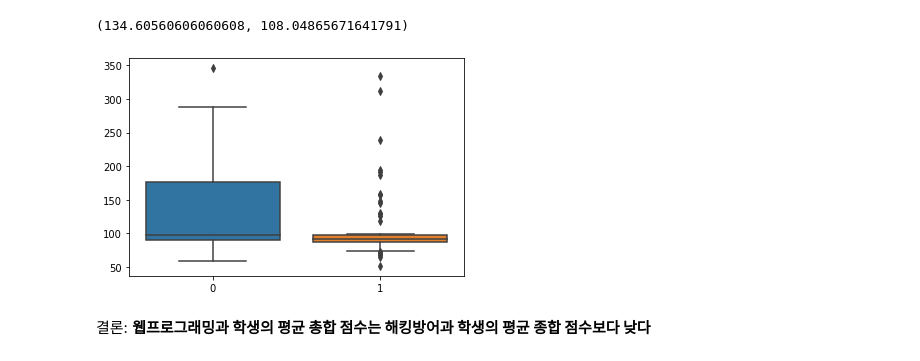
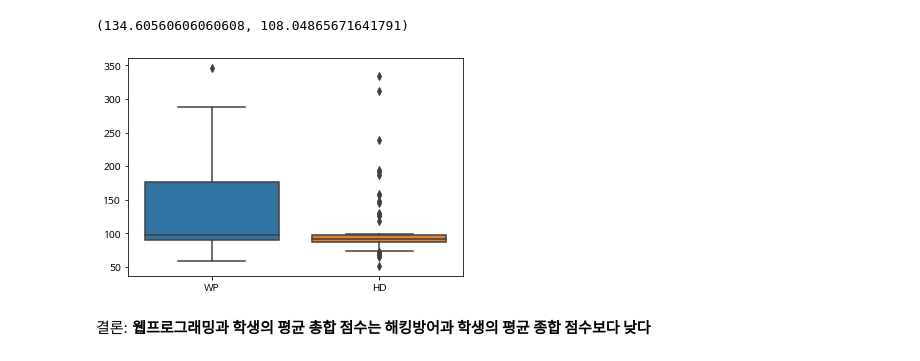
Before and after one commit to rycont/ungpu, a Jupyter notebook: soyang_project/project_2414_박정한.ipynb, the cells around one changed output. Saved outputs shown, nothing was run; the diff lists cells and outputs as text; code cells hidden in the pictures.

```diff
--- a/soyang_project/project_2414_박정한.ipynb
+++ b/soyang_project/project_2414_박정한.ipynb
@@ -25,6 +25,7 @@
 import pandas as pd
 import seaborn as sns
 import matplotlib.pyplot as plt
+plt.rc('font', family='NanumBarunGothic')
 # %%
 raw2019_1 = pd.read_json("./2019-1.json")
 raw2019_2 = pd.read_json("./2019-2.json")
@@ -278,15 +279,16 @@ wpTotalMean, hdTotalMean
 # %%
 # 전반적인 추이를 살펴보기 위해 Boxplot을 그려보았다
 
 sns.boxplot(
     data=[
         wp.total_score_20_2,
         hd.total_score_20_2
     ]
 )
+plt.xticks([0, 1], ['WP', 'HD'])
 plt.show()
 # %% [output]
-[figure, old version]
+[figure, new version]
 # %% [markdown]
 결론: **웹프로그래밍과 학생의 평균 총합 점수는 해킹방어과 학생의 평균 종합 점수보다 낮다**
 # %% [markdown]
```
Also changed, not shown: parts of 4 cells of this notebook.
